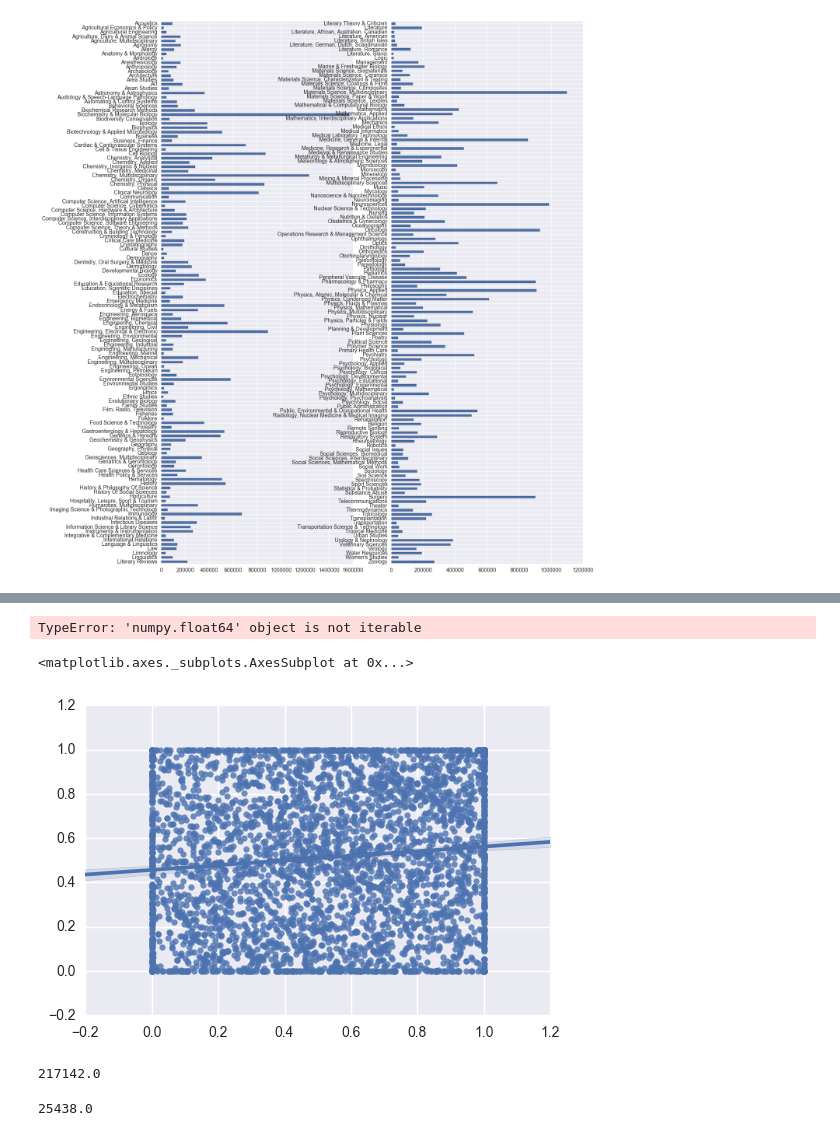
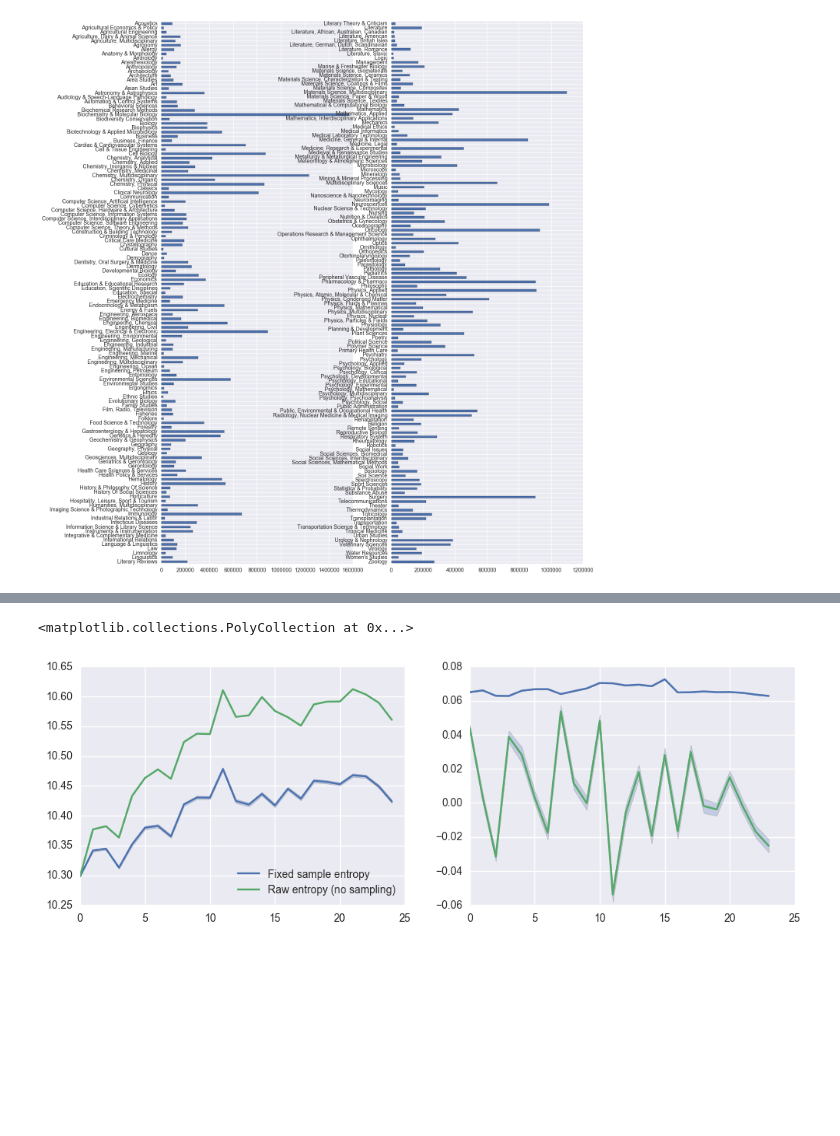
Before and after one commit to jlorince/wos-text-dynamics, a Jupyter notebook: notebooks/data-exploration.ipynb, the cells around one changed output, grey strips where cells are left out. Drawn from its saved outputs; the diff is of its cells as text; code cells hidden in the pictures; blank space fills up the shorter version.

Commit message:
sampling fix

```diff
--- a/notebooks/data-exploration.ipynb
+++ b/notebooks/data-exploration.ipynb
@@ -152,31 +123,25 @@ ls ../results/
-# %%
-def normalize(arr):
-    a = arr.copy()
-    if a.min()<0:
-        a += abs(a.min())
-    a = a / a.max()
-    return a
-
-delta_h = []
-g = []
-for cat in tq(cats):
-    df = parse_results("{}by-cat-results/results_{}_{}".format(DATADIR,window_size,cat))
-    current_growth = np.mean(growth(cat,window_size))
-    #if np.all(np.abs(current_growth)>0):
-    delta_h += list(np.mean(df.ix['ent_difs'][0]-df.ix['entdif-null_m'][0]))
-    g += list(current_growth)
-# %% [output]
-TypeError: 'numpy.float64' object is not iterable
-# %%
-seaborn.regplot(x=np.array(delta_h),y=np.array(g))
-# %% [output]
-<matplotlib.axes._subplots.AxesSubplot at 0x...>
-[figure, removed]
-# %%
-cat_pubs_by_year['Literary Reviews'].sum()
-# %% [output]
-217142.0
-# %%
-cat_pubs_by_year['Robotics'].sum()
-# %% [output]
-25438.0
+# %%
+ent_m = np.array([10.2977456344,10.3415234932,10.3444592152,10.3128369507,10.3515859938,10.3797296237,10.3827931699,10.3652109339,10.4188601765,10.4304006583,10.4301323398,10.4782292849,10.4244425069,10.4185065325,10.4365062311,10.417111355,10.4452113091,10.4285008251,10.4584404408,10.4565756372,10.4527452732,10.4677939199,10.4658372399,10.4489412345,10.4237180465])
+ent_c =  np.array([6.96331881045e-16,0.0019470553835,0.00202266765242,0.00216928753029,0.00298420630074,0.0029750638502,0.0029768569876,0.00282282281645,0.00275147169337,0.00279921426501,0.00272623631073,0.00281937990189,0.00343343676122,0.00337818901145,0.0031614940826,0.00341876534043,0.00287654901822,0.00326155214743,0.00299039523734,0.00292310682723,0.00261626441416,0.00300269101184,0.00271901249513,0.00290395529772,0.00302034046186])
+ent_dif_m = np.array([0.0437778587335,0.00293572199299,-0.0316222644076,0.0387490430067,0.0281436299148,0.00306354622855,-0.0175822359803,0.053649242555,0.0115404818369,-0.000268318475442,0.048096945023,-0.0537867779774,-0.00593597438717,0.0179996985894,-0.0193948761159,0.0280999540934,-0.0167104839779,0.0299396156913,-0.00186480357925,-0.0038303640125,0.015048646738,-0.00195667998101,-0.0168960054665,-0.0252231880031])
+ent_dif_c = np.array([0.0019470553835,0.00276599930215,0.00261525406135,0.00353490102246,0.00462765929795,0.00390007959219,0.00397807808087,0.00380495894439,0.00387108232764,0.00395079191143,0.00390933482082,0.00445591176623,0.00481051551611,0.00433091713765,0.00453641987942,0.00429671549978,0.00434882972406,0.00420561838952,0.00419437258144,0.003736065816,0.00390468422539,0.00385248793227,0.00356971492733,0.00387051061491])
+jsd_m = np.array([0.0649731726251,0.066005919162,0.0628411112231,0.062751817722,0.0658360247665,0.0667069358996,0.0667640533574,0.0638604532043,0.0655761181336,0.0671892369222,0.0703697120374,0.0701675351247,0.0689082350102,0.0693700688461,0.0684753805634,0.0725541952378,0.0648236790052,0.064943139879,0.0654138540675,0.064986068865,0.0650710119383,0.0645556177274,0.063545565951,0.0627653019311])
+jsd_c = np.array([0.000115086236861,0.000146456470016,0.000144475340665,0.000174117494359,0.000171221022598,0.000194322996735,0.0002072106663,0.000177952847993,0.000201171506748,0.000197854380608,0.00024452116641,0.000194063381322,0.00022935331585,0.000226777644998,0.00021303891363,0.000283845660596,0.00019074036324,0.000194203802292,0.000198420462099,0.000177615987438,0.000162358666071,0.000192660072125,0.00018949254049,0.000177721426177])
+
+df_local = parse_results("{}by-cat-results/{}_null/results_{}_{}".format(DATADIR,'local',1,'Computer Science, Artificial Intelligence'))
+df_global = parse_results("{}by-cat-results/{}_null/results_{}_{}".format(DATADIR,'global',1,'Computer Science, Artificial Intelligence'))
+# %%
+fig,axes = plt.subplots(1,2,figsize=(12,4))
+ax = axes[0]
+ax.plot(ent_m,label='Fixed sample entropy')
+ax.fill_between(range(len(ent_m)),ent_m-ent_c,ent_m+ent_c,alpha=.25)
+ax.plot(df_global.ix['ents']['data'],label='Raw entropy (no sampling)')
+ax.legend(loc='lower right')
+ax = axes[1]
+ax.plot(jsd_m)
+ax.fill_between(range(len(jsd_m)),jsd_m-jsd_c,jsd_m+jsd_c,alpha=.25,label='jsd')
+ax.plot(ent_dif_m)
+ax.fill_between(range(len(ent_dif_m)),ent_dif_m-ent_dif_c,ent_dif_m+ent_dif_c,alpha=.25,label='jsd')
+# %% [output]
+<matplotlib.collections.PolyCollection at 0x...>
+[figure, added]
```
Also changed, not shown: parts of 7 cells of this notebook, 2 other files.
